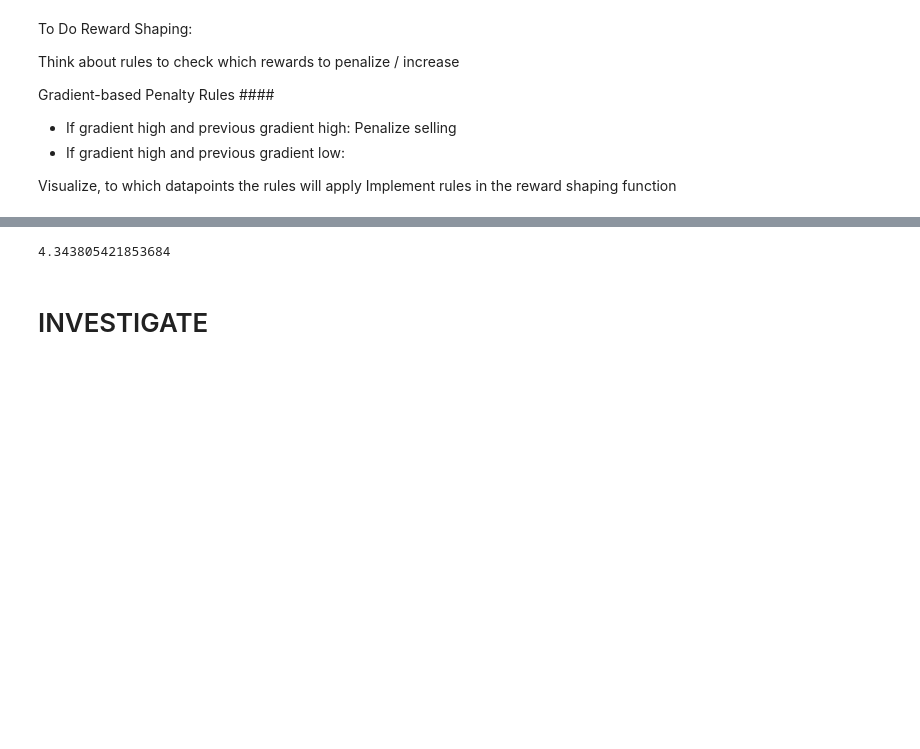
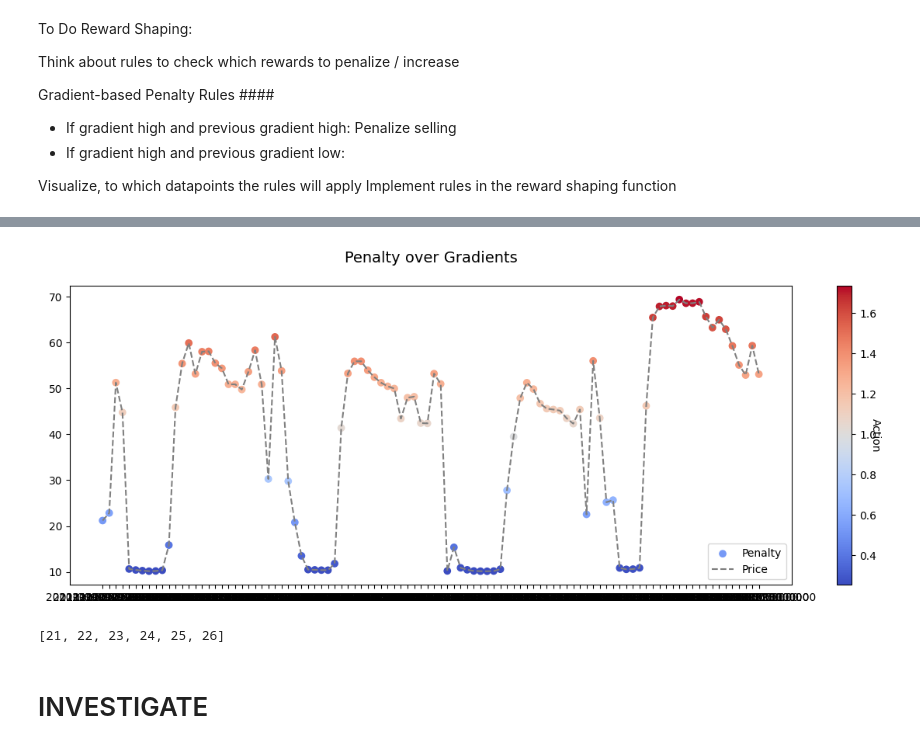
Before and after one commit to MaxFeucht/BatteryGrid, a Jupyter notebook: PRL_newenv.ipynb, the cells around one changed output, grey strips where cells are left out. Drawn from its saved outputs; the diff is of its cells as text; code cells hidden in the pictures; blank space fills up the shorter version.

```diff
--- a/PRL_newenv.ipynb
+++ b/PRL_newenv.ipynb
@@ -270,53 +285,53 @@ def penalty_func(reward, grad1, grad2, grad3, grad4, grad6, grad8, grad12, grad1
             penalty = max(grad1, grad2) # the higher the gradient, the higher the penalty
         else:
             penalty = max(grad1, grad2) # the higher the gradient, the higher the penalty
 
     # Penalty for selling while price is falling
     #elif grad1 < 0:
     #    penalty = np.abs(grad2) # the higher the gradient to the second to last point, the higher the penalty
 
     # No penalty
     else:
         penalty = 1
 
     return np.abs(penalty)
 
 
-def penalty_func(reward, grad1, grad2, grad3, grad4, grad6, grad8, grad12, grad18, grad24):
+def penalty_func(reward, valley, peak, grad1, grad2, grad4, grad6, grad8, grad12, grad18):
 
-    if grad1 > 0:
-        penalty = max(grad1, grad2) # the higher the gradient, the higher the penalty
-    else:
-        penalty = 0
 
-    if grad1 > 0 and grad2 > 0 and grad4 > 0 and grad6 > 0 and grad8 > 0 and grad12 > -reward/10 and grad18 > 0: #(grad6/grad4 > reward/(5*grad2)):
-        penalty = 0
+    penalty = abs(max(grad1, grad2, grad4, grad6, grad8, grad12, key = abs))
+    penalty = reward
+    #penalty = max(grad1, grad2, grad4, grad6, grad8, grad12, grad18)
+    # if grad1 > 0 and grad2 > 0 and grad4 > 0 and grad6 > 0 and grad8 > 0 and grad12 > -reward/10 and grad18 > 0: #(grad6/grad4 > reward/(5*grad2)):
+    #     penalty = 0
 
-    return np.abs(penalty)
+    # if valley == 1:
+    #     penalty = 0
 
-#
-# if grad1 > 0 and grad2 > 0 and grad4 > 0 and grad6 > 0 and grad8 > 0 and grad12 > -1 :
+    # if peak == 1:
+    #     penalty = 0
+
+    return penalty * 1e-3 * 25
 
 
 
-
-range = (1100,1300)
-
+range = [12500-72, 12600-72]
+df = features_val
 plt.figure(figsize=(15,5))
-dates = features_train.iloc[range[0]:range[1],0]
-current_price = features_train['price'].iloc[range[0]:range[1]]
-penalized_reward = features_train[['price', 'gradient_1', 'gradient_2', 'gradient_3', 'gradient_6','gradient_4','gradient_8','gradient_12', 'gradient_18', 'gradient_24']].apply(lambda x: penalty_func(x.price, x.gradient_1, x.gradient_2, x.gradient_3,x.gradient_4, x.gradient_6, x.gradient_8, x.gradient_12, x.gradient_18, x.gradient_24), axis=1).iloc[range[0]:range[1]]
-scatter = plt.scatter(dates, current_price, c = penalized_reward, cmap = 'Reds')
+dates = df.iloc[range[0]:range[1],0]
+current_price = df['price'].iloc[range[0]:range[1]]
+penalized_reward = df[['price','month_non_business_valley', 'month_non_business_peak', 'gradient_1', 'gradient_2', 'gradient_6','gradient_4','gradient_8','gradient_12', 'gradient_18']].apply(lambda x: penalty_func(x.price, x.month_non_business_valley, x.month_non_business_peak, x.gradient_1, x.gradient_2,x.gradient_4, x.gradient_6, x.gradient_8, x.gradient_12, x.gradient_18), axis=1).iloc[range[0]:range[1]]
+#penalized_reward = df[['price', 'hour', 'month_non_business_valley', 'month_non_business_peak']].apply(lambda x: penalty_func(x.price, x.hour, x.month_non_business_valley, x.month_non_business_peak), axis=1).iloc[range[0]:range[1]]
+scatter = plt.scatter(dates, current_price, c = penalized_reward, cmap = 'coolwarm')
 cbar = plt.colorbar(scatter)
 cbar.set_label('Action',rotation=270)
 plt.plot(dates, current_price, linestyle = '--', color = 'grey')
 var_names = ['Penalty', 'Price']
 plt.legend(var_names, loc = 'lower right')
-#plt.clim(0,1)
-plt.xticks(rotation=45)
+#plt.clim(-1,1)
+#plt.xticks(rotation=45)
 plt.title("Penalty over Gradients" + '\n', size = 14)
 plt.show()
+# %% [output]
+[figure, added]
-# %%
-np.log(77)
-# %% [output]
-4.343805421853684
@@ -327,3 +338,9 @@ plotter.plot_single()
+# %%
+del range
+ph = [i for i in range(39)]
+ph[-18:-12]
+# %% [output]
+[21, 22, 23, 24, 25, 26]
 # %% [markdown]
 # INVESTIGATE
 # %%
```
Also changed, not shown: parts of 2 cells of this notebook, 30 other files.
